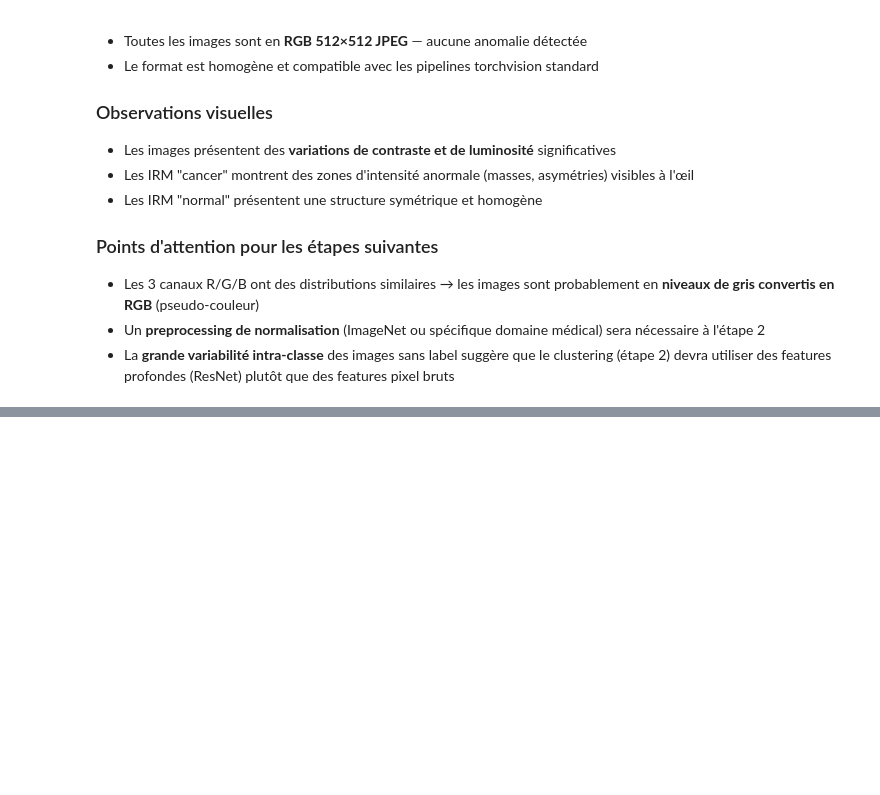
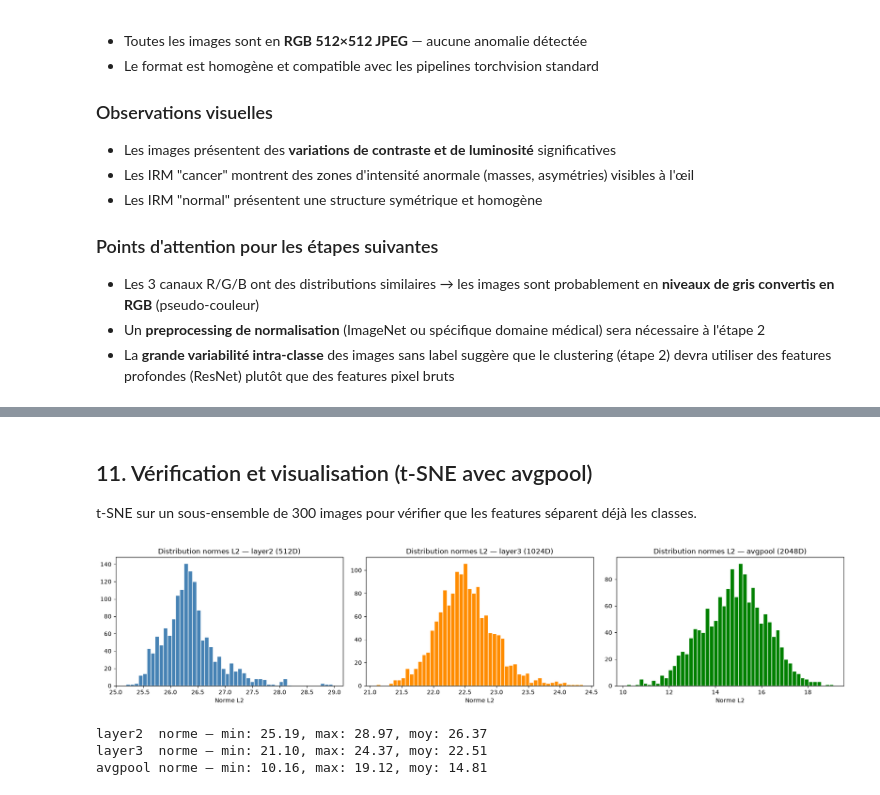
Before and after one commit to sobaiss/analysez-des-images-medicales-avec-des-methodes-semi-supervisees, a Jupyter notebook: notebooks/preparation-et-extraction-de-features.ipynb, the cells around one changed output, grey strips where cells are left out. Drawn from its saved outputs; the diff is of its cells as text; code cells hidden in the pictures; blank space fills up the shorter version.

```diff
--- a/notebooks/etape-1.ipynb
+++ b/notebooks/preparation-et-extraction-de-features.ipynb
@@ -270,0 +441,31 @@ Niveaux de gris — moyenne: 52.1, écart-type: 52.3
+# %% [markdown]
+## 11. Vérification et visualisation (t-SNE avec avgpool)
+
+t-SNE sur un sous-ensemble de 300 images pour vérifier que les features séparent déjà les classes.
+# %%
+# Sanity check : distribution des normes L2
+norms_l2 = np.linalg.norm(features_layer2, axis=1)
+norms_l3 = np.linalg.norm(features_layer3, axis=1)
+norms_ap = np.linalg.norm(features_avgpool, axis=1)
+
+fig, axes = plt.subplots(1, 3, figsize=(18, 4))
+axes[0].hist(norms_l2, bins=50, color="steelblue", edgecolor="white")
+axes[0].set_title("Distribution normes L2 — layer2 (512D)")
+axes[0].set_xlabel("Norme L2")
+axes[1].hist(norms_l3, bins=50, color="darkorange", edgecolor="white")
+axes[1].set_title("Distribution normes L2 — layer3 (1024D)")
+axes[1].set_xlabel("Norme L2")
+axes[2].hist(norms_ap, bins=50, color="green", edgecolor="white")
+axes[2].set_title("Distribution normes L2 — avgpool (2048D)")
+axes[2].set_xlabel("Norme L2")
+plt.tight_layout()
+plt.show()
+
+print(f"layer2  norme — min: {norms_l2.min():.2f}, max: {norms_l2.max():.2f}, moy: {norms_l2.mean():.2f}")
+print(f"layer3  norme — min: {norms_l3.min():.2f}, max: {norms_l3.max():.2f}, moy: {norms_l3.mean():.2f}")
+print(f"avgpool norme — min: {norms_ap.min():.2f}, max: {norms_ap.max():.2f}, moy: {norms_ap.mean():.2f}")
+# %% [output]
+[figure, added]
+layer2  norme — min: 25.19, max: 28.97, moy: 26.37
+layer3  norme — min: 21.10, max: 24.37, moy: 22.51
+avgpool norme — min: 10.16, max: 19.12, moy: 14.81
```
Also changed, not shown: parts of 19 cells of this notebook, 5 other files.
